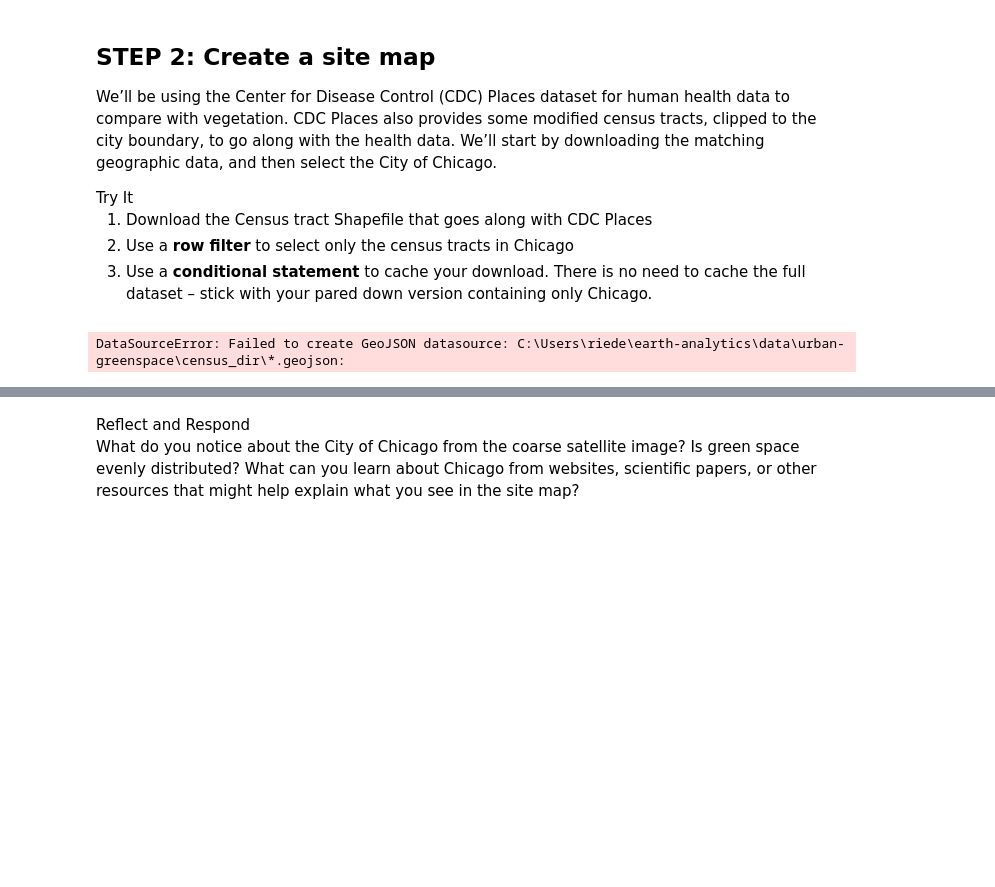
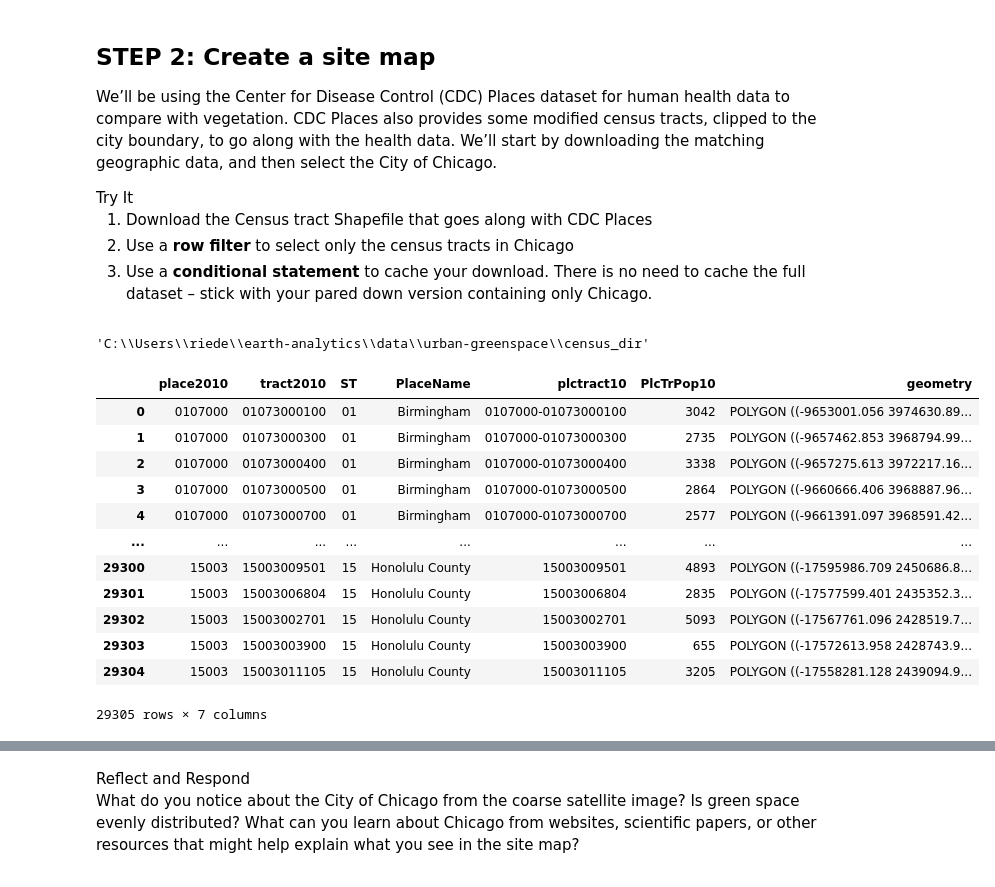
Before and after one commit to earthlab-education/big-data-hanried, a Jupyter notebook: big-data.ipynb, the cells around one changed output, grey strips where cells are left out. Drawn from its saved outputs; the diff is of its cells as text; code cells hidden in the pictures; blank space fills up the shorter version.

Commit message:
got correct census tract url, still can't get .to_file to work

```diff
--- a/big-data.ipynb
+++ b/big-data.ipynb
@@ -116,31 +121,42 @@ in Chicago</li>
 There is no need to cache the full dataset – stick with your pared down
 version containing only Chicago.</li>
 </ol></div></div>
+# %%
+# Set up a path to save the data on your machine
+census_dir = os.path.join(data_dir, 'census_dir')
+
+# Make the census directory
+os.makedirs(census_dir, exist_ok=True)
+census_dir
+# %% [output]
+'C:\\Users\\riede\\earth-analytics\\data\\urban-greenspace\\census_dir'
 # %%
 # Set up the census tract path
-census_url = "https://data.cdc.gov/resource/cwsq-ngmh.geojson"
-
-# Set up a path to save the data on your machine
-census_dir = os.path.join(data_dir, 'census_dir')
-
-# Make the census directory
-os.makedirs(census_dir, exist_ok=True)
+tract_url = ('https://data.cdc.gov/download/x7zy-2xmx/application%2Fzip')
 
 # Join census shapefile path
-census_path = os.path.join(census_dir, '*.geojson')
+census_path = os.path.join(census_dir, '*.shp')
 
 # Only download once
 if not os.path.exists(census_path):
-    census_gdf = gpd.read_file(census_url)
-    census_gdf.to_file(census_path)
+     census_gdf = gpd.read_file(tract_url)
+     # write gdf to census_path - ERROR
+     #census_gdf.to_file(census_path)
 
-# Check that the URL is correct
-#census_gdf = gpd.read_file(census_path)
-
-# Download the census tracts (only once)
-
-# Load in the census tract data
-
-# Site plot -- Census tracts with satellite imagery in the background
+# Check that the URL is correct, load in census tracts
+census_gdf = gpd.read_file(tract_url)
+census_gdf
 # %% [output]
+|  | place2010 | tract2010 | ST | PlaceName | plctract10 | PlcTrPop10 | geometry |
+| 0 | 0107000 | 01073000100 | 01 | Birmingham | 0107000-01073000100 | 3042 | POLYGON ((-9653001.056 3974630.89... |
+| 1 | 0107000 | 01073000300 | 01 | Birmingham | 0107000-01073000300 | 2735 | POLYGON ((-9657462.853 3968794.99... |
+| 2 | 0107000 | 01073000400 | 01 | Birmingham | 0107000-01073000400 | 3338 | POLYGON ((-9657275.613 3972217.16... |
+| 3 | 0107000 | 01073000500 | 01 | Birmingham | 0107000-01073000500 | 2864 | POLYGON ((-9660666.406 3968887.96... |
+| 4 | 0107000 | 01073000700 | 01 | Birmingham | 0107000-01073000700 | 2577 | POLYGON ((-9661391.097 3968591.42... |
+| ... | ... | ... | ... | ... | ... | ... | ... |
+| 29300 | 15003 | 15003009501 | 15 | Honolulu County | 15003009501 | 4893 | POLYGON ((-17595986.709 2450686.8... |
+| 29301 | 15003 | 15003006804 | 15 | Honolulu County | 15003006804 | 2835 | POLYGON ((-17577599.401 2435352.3... |
+| 29302 | 15003 | 15003002701 | 15 | Honolulu County | 15003002701 | 5093 | POLYGON ((-17567761.096 2428519.7... |
+| 29303 | 15003 | 15003003900 | 15 | Honolulu County | 15003003900 | 655 | POLYGON ((-17572613.958 2428743.9... |
+| 29304 | 15003 | 15003011105 | 15 | Honolulu County | 15003011105 | 3205 | POLYGON ((-17558281.128 2439094.9... |
-DataSourceError: Failed to create GeoJSON datasource: C:\Users\riede\earth-analytics\data\urban-greenspace\census_dir\*.geojson:
+29305 rows × 7 columns
```
Also changed, not shown: parts of 5 cells of this notebook.
